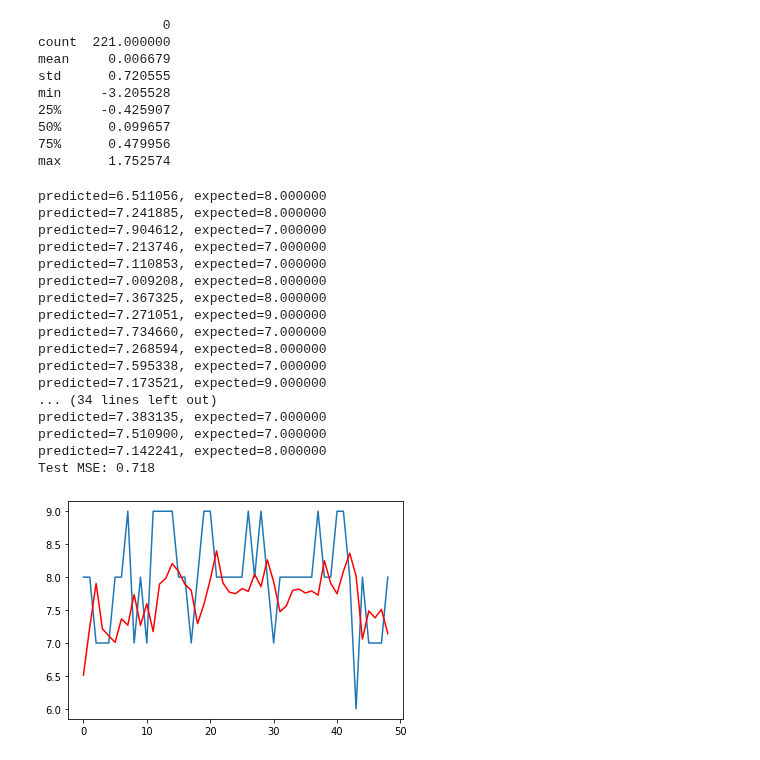
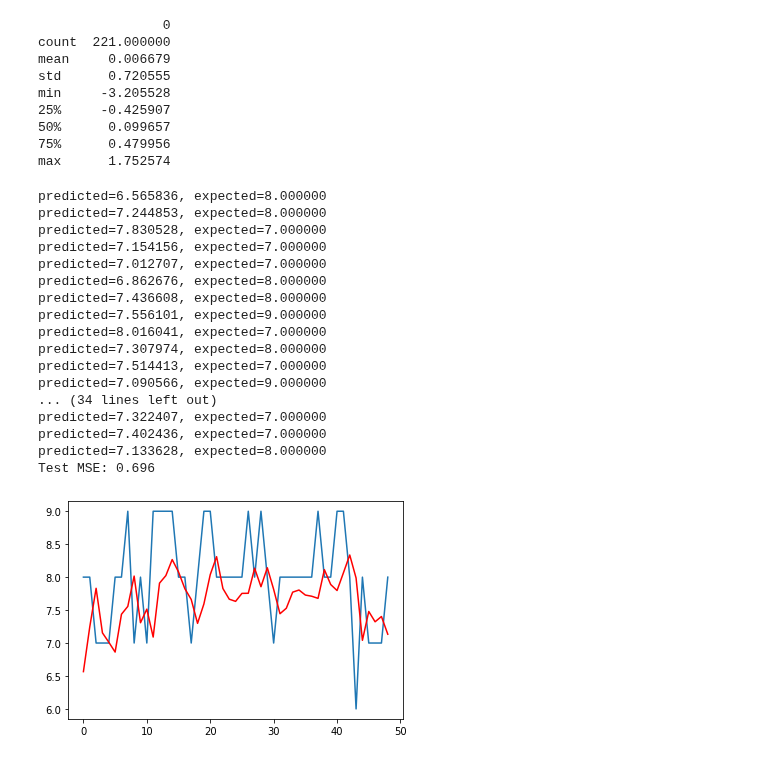
Before and after one commit to guybrush1989/DMT-Group80, a Jupyter notebook: ARIMA.ipynb, the cells around one changed output. Saved outputs shown, nothing was run; the diff lists cells and outputs as text; code cells hidden in the pictures.

```diff
--- a/ARIMA.ipynb
+++ b/ARIMA.ipynb
@@ -199,43 +199,43 @@ max      1.752574
 # %%
 from sklearn.metrics import mean_squared_error
 from statsmodels.tsa.arima_model import ARIMA
 
 size = int(len(moods) * 0.80)
 
 train, test = moods[0:size], moods[size:len(moods)]
 history = [x for x in train]
 predictions = list()
 for t in range(len(test)):
-    model = ARIMA(history, order=(10, 0, 0))
+    model = ARIMA(history, order=(7, 0, 0))
     model_fit = model.fit(disp=0)
     output = model_fit.forecast()
     yhat = output[0]
     predictions.append(yhat)
     obs = test[t]
     history.append(obs)
     print('predicted=%f, expected=%f' % (yhat, obs))
 error = mean_squared_error(test, predictions)
 print('Test MSE: %.3f' % error)
 # plot
 plt.plot(test)
 plt.plot(predictions, color='red')
 plt.show()
 # %% [output]
-predicted=6.511056, expected=8.000000
-predicted=7.241885, expected=8.000000
-predicted=7.904612, expected=7.000000
-predicted=7.213746, expected=7.000000
-predicted=7.110853, expected=7.000000
-predicted=7.009208, expected=8.000000
-predicted=7.367325, expected=8.000000
-predicted=7.271051, expected=9.000000
-predicted=7.734660, expected=7.000000
-predicted=7.268594, expected=8.000000
-predicted=7.595338, expected=7.000000
-predicted=7.173521, expected=9.000000
+predicted=6.565836, expected=8.000000
+predicted=7.244853, expected=8.000000
+predicted=7.830528, expected=7.000000
+predicted=7.154156, expected=7.000000
+predicted=7.012707, expected=7.000000
+predicted=6.862676, expected=8.000000
+predicted=7.436608, expected=8.000000
+predicted=7.556101, expected=9.000000
+predicted=8.016041, expected=7.000000
+predicted=7.307974, expected=8.000000
+predicted=7.514413, expected=7.000000
+predicted=7.090566, expected=9.000000
 ... (34 lines left out)
-predicted=7.383135, expected=7.000000
-predicted=7.510900, expected=7.000000
-predicted=7.142241, expected=8.000000
-Test MSE: 0.718
+predicted=7.322407, expected=7.000000
+predicted=7.402436, expected=7.000000
+predicted=7.133628, expected=8.000000
+Test MSE: 0.696
-[figure, old version]
+[figure, new version]
```
Also changed, not shown: parts of 1 cell of this notebook.
